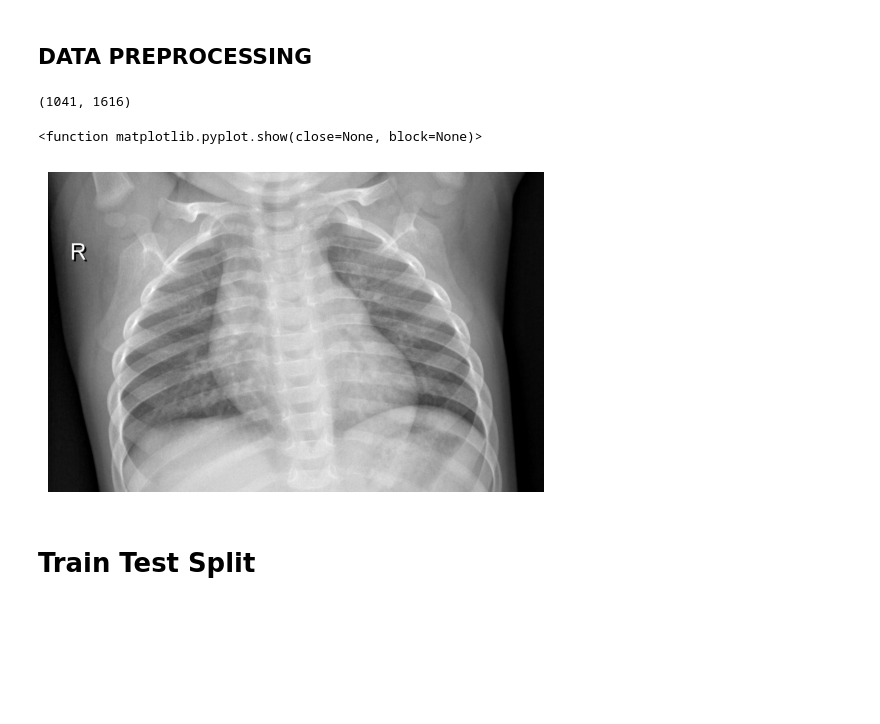
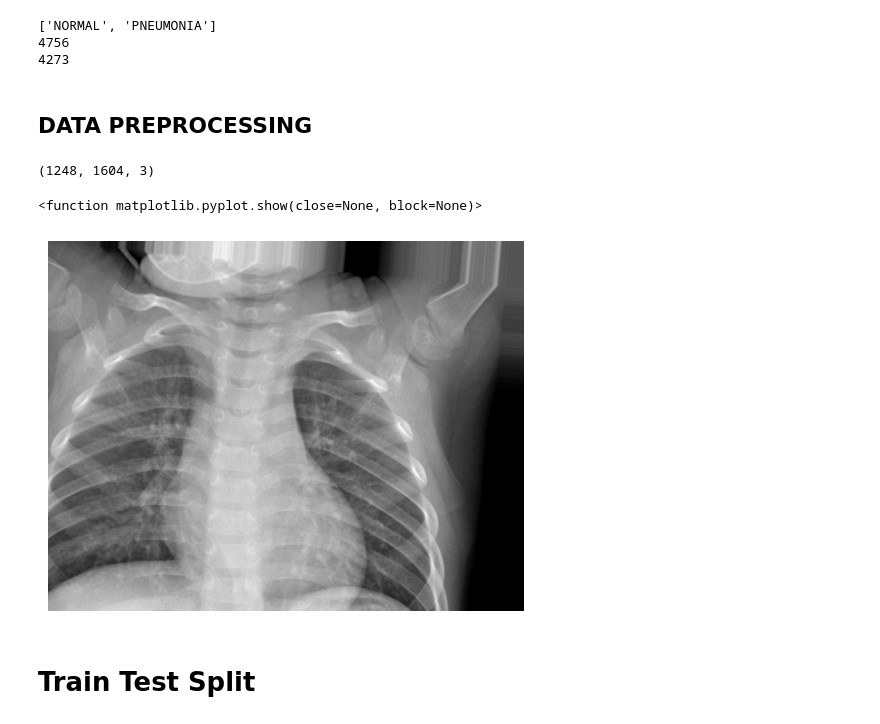
Before and after one commit to Pratikraut5530/Xray_Disease_Prediction, a Jupyter notebook: chest_xrayclassification.ipynb, the cells around one changed output. Drawn from its saved outputs; the diff is of its cells as text; code cells hidden in the pictures; blank space fills up the shorter version.

```diff
--- a/chest_xrayclassification.ipynb
+++ b/chest_xrayclassification.ipynb
@@ -19,20 +95,29 @@ base_dir = 'chest_xray'
+# %%
+print(os.listdir('chest_xray/balanced'))
+
+print(len(os.listdir('chest_xray/balanced/NORMAL')))
+print(len(os.listdir('chest_xray/balanced/PNEUMONIA')))
+# %% [output]
+['NORMAL', 'PNEUMONIA']
+4756
+4273
 # %% [markdown]
 ## DATA PREPROCESSING
 # %%
-image_path= 'D:/DL CB/chest_xray/NORMAL/NORMAL-4512-0001.jpeg'
+image_path= "D:/DL CB/chest_xray/balanced/NORMAL/aug_0_2.jpg"
 
 #Read the image
 img = mpimg.imread(image_path)
 
 print(img.shape)
 #displaying the image
 plt.imshow(img,cmap='gray')
 plt.axis('off') ## turn off the axis numbers
 plt.show
 # %% [output]
-(1041, 1616)
+(1248, 1604, 3)
 <function matplotlib.pyplot.show(close=None, block=None)>
-[figure, old version]
+[figure, new version]
 # %%
 img_size = 224
 batch_size = 32
```
Also changed, not shown: parts of 15 cells of this notebook.
